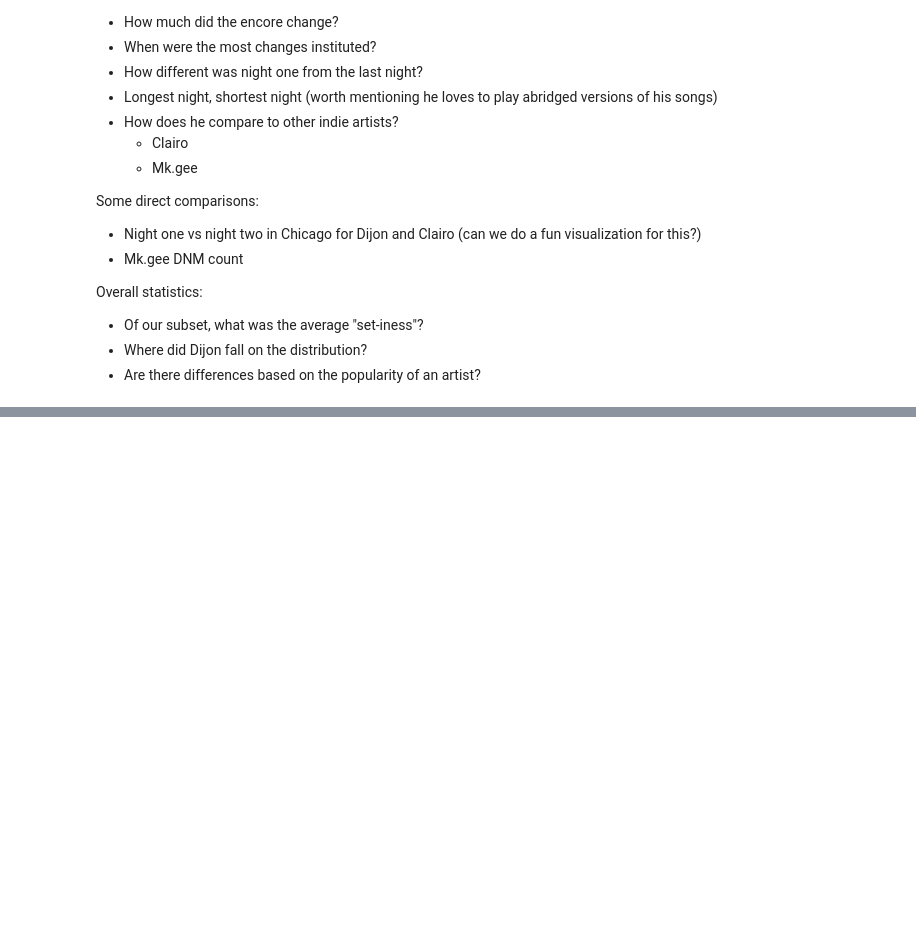
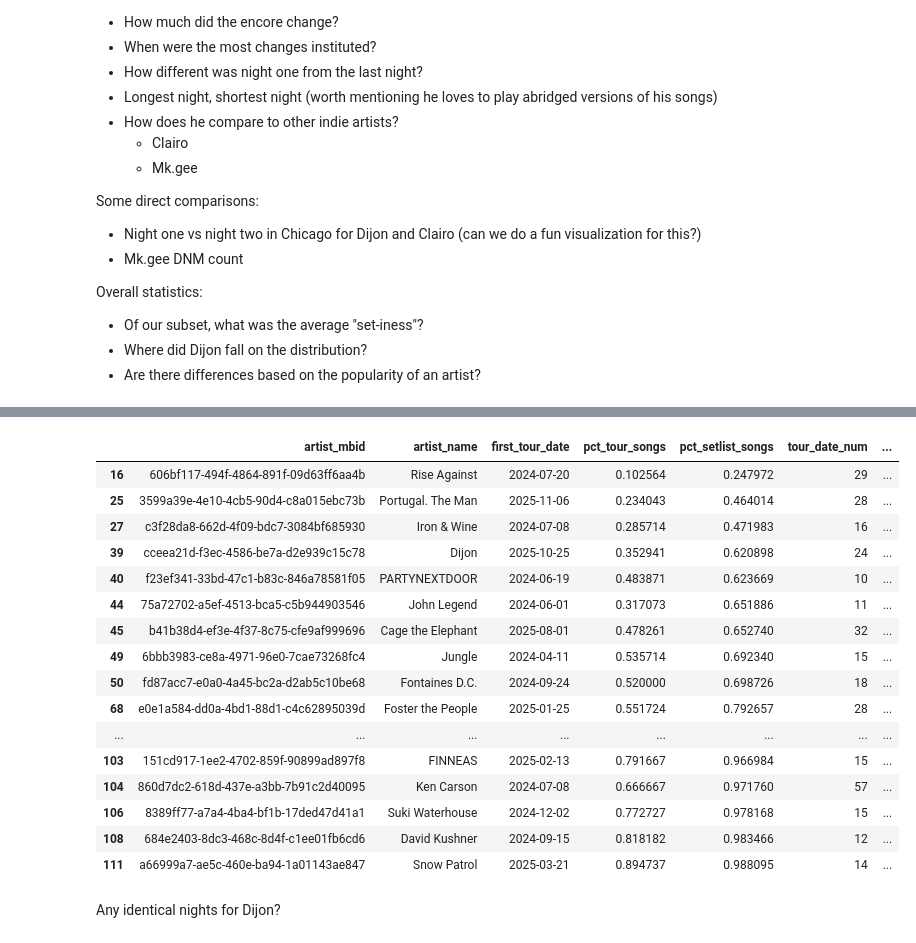
Before and after one commit to ldarwiche31/live-music-analysis, a Jupyter notebook: code/04-analyze-data.ipynb, the cells around one changed output, grey strips where cells are left out. Saved outputs shown, nothing was run; the diff lists cells and outputs as text; code cells hidden in the pictures; blank space fills up the shorter version.

```diff
--- a/code/04-analyze-data.ipynb
+++ b/code/04-analyze-data.ipynb
@@ -32,0 +89,22 @@ mk_gee = pd.read_csv("../data/processed/salt_shed_artists/mkgee_setlists.csv")
+# %%
+setlist_data[setlist_data["monthly_listen_group"]=="Very high"]
+# %% [output]
+|  | artist_mbid | artist_name | first_tour_date | pct_tour_songs | pct_setlist_songs | tour_date_num | ... |
+| 16 | 606bf117-494f-4864-891f-09d63ff6aa4b | Rise Against | 2024-07-20 | 0.102564 | 0.247972 | 29 | ... |
+| 25 | 3599a39e-4e10-4cb5-90d4-c8a015ebc73b | Portugal. The Man | 2025-11-06 | 0.234043 | 0.464014 | 28 | ... |
+| 27 | c3f28da8-662d-4f09-bdc7-3084bf685930 | Iron & Wine | 2024-07-08 | 0.285714 | 0.471983 | 16 | ... |
+| 39 | cceea21d-f3ec-4586-be7a-d2e939c15c78 | Dijon | 2025-10-25 | 0.352941 | 0.620898 | 24 | ... |
+| 40 | f23ef341-33bd-47c1-b83c-846a78581f05 | PARTYNEXTDOOR | 2024-06-19 | 0.483871 | 0.623669 | 10 | ... |
+| 44 | 75a72702-a5ef-4513-bca5-c5b944903546 | John Legend | 2024-06-01 | 0.317073 | 0.651886 | 11 | ... |
+| 45 | b41b38d4-ef3e-4f37-8c75-cfe9af999696 | Cage the Elephant | 2025-08-01 | 0.478261 | 0.652740 | 32 | ... |
+| 49 | 6bbb3983-ce8a-4971-96e0-7cae73268fc4 | Jungle | 2024-04-11 | 0.535714 | 0.692340 | 15 | ... |
+| 50 | fd87acc7-e0a0-4a45-bc2a-d2ab5c10be68 | Fontaines D.C. | 2024-09-24 | 0.520000 | 0.698726 | 18 | ... |
+| 68 | e0e1a584-dd0a-4bd1-88d1-c4c62895039d | Foster the People | 2025-01-25 | 0.551724 | 0.792657 | 28 | ... |
+| ... | ... | ... | ... | ... | ... | ... | ... |
+| 103 | 151cd917-1ee2-4702-859f-90899ad897f8 | FINNEAS | 2025-02-13 | 0.791667 | 0.966984 | 15 | ... |
+| 104 | 860d7dc2-618d-437e-a3bb-7b91c2d40095 | Ken Carson | 2024-07-08 | 0.666667 | 0.971760 | 57 | ... |
+| 106 | 8389ff77-a7a4-4ba4-bf1b-17ded47d41a1 | Suki Waterhouse | 2024-12-02 | 0.772727 | 0.978168 | 15 | ... |
+| 108 | 684e2403-8dc3-468c-8d4f-c1ee01fb6cd6 | David Kushner | 2024-09-15 | 0.818182 | 0.983466 | 12 | ... |
+| 111 | a66999a7-ae5c-460e-ba94-1a01143ae847 | Snow Patrol | 2025-03-21 | 0.894737 | 0.988095 | 14 | ... |
+# %% [markdown]
+Any identical nights for Dijon?
```
Also changed, not shown: parts of 26 cells of this notebook, 4 other files.
